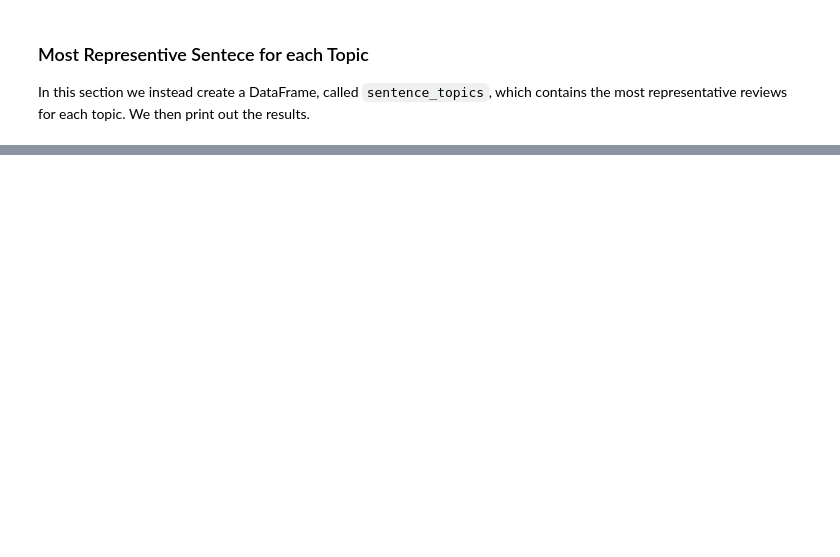
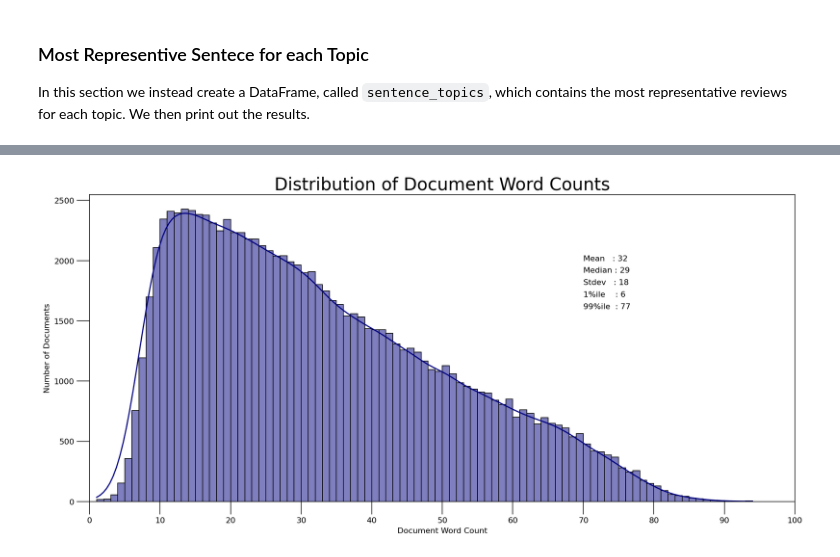
Before and after one commit to Angelido/HLT---Sentiment-Analysis, a Jupyter notebook: Code/Topic_Modeling.ipynb, the cells around one changed output, grey strips where cells are left out. Saved outputs shown, nothing was run; the diff lists cells and outputs as text; code cells hidden in the pictures; blank space fills up the shorter version.

```diff
--- a/Code/Topic_Modeling.ipynb
+++ b/Code/Topic_Modeling.ipynb
@@ -591,17 +594,23 @@ sentence_topics.head(8)
 # %%
+# Calculate the length of each document in terms of word count
 doc_lens = [len(d) for d in df_dominant_topic.Text]
 
-# Plot
+# Plotting using sns.histplot
 plt.figure(figsize=(16,7), dpi=160)
-plt.hist(doc_lens, bins=1000, color='navy')
-plt.text(70, 100, "Mean   : " + str(round(np.mean(doc_lens))))
-plt.text(70, 90, "Median : " + str(round(np.median(doc_lens))))
-plt.text(70, 80, "Stdev   : " + str(round(np.std(doc_lens))))
-plt.text(70, 70, "1%ile    : " + str(round(np.quantile(doc_lens, q=0.01))))
-plt.text(70, 60, "99%ile  : " + str(round(np.quantile(doc_lens, q=0.99))))
+sns.histplot(doc_lens, bins=1000, color='navy', binwidth=1, kde=True)
 
+# Adding statistical information as text annotations on the plot
+plt.text(70, 2000, "Mean   : " + str(round(np.mean(doc_lens))))
+plt.text(70, 1900, "Median : " + str(round(np.median(doc_lens))))
+plt.text(70, 1800, "Stdev   : " + str(round(np.std(doc_lens))))
+plt.text(70, 1700, "1%ile    : " + str(round(np.quantile(doc_lens, q=0.01))))
+plt.text(70, 1600, "99%ile  : " + str(round(np.quantile(doc_lens, q=0.99))))
+
+# Setting plot properties
 plt.gca().set(xlim=(0, 100), ylabel='Number of Documents', xlabel='Document Word Count')
 plt.tick_params(size=16)
 plt.xticks(np.linspace(0, 100, 11))
 plt.title('Distribution of Document Word Counts', fontdict=dict(size=22))
 plt.show()
+# %% [output]
+[figure, added]
```
Also changed, not shown: parts of 14 cells of this notebook.
